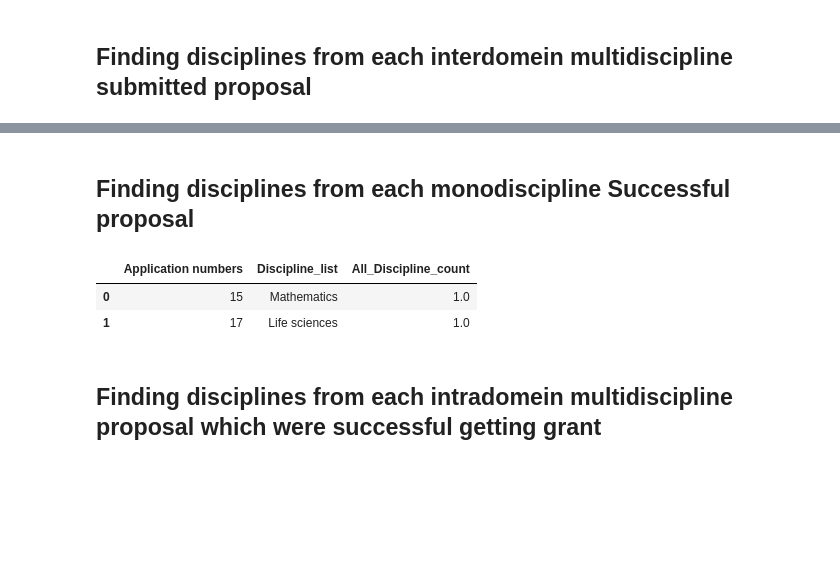
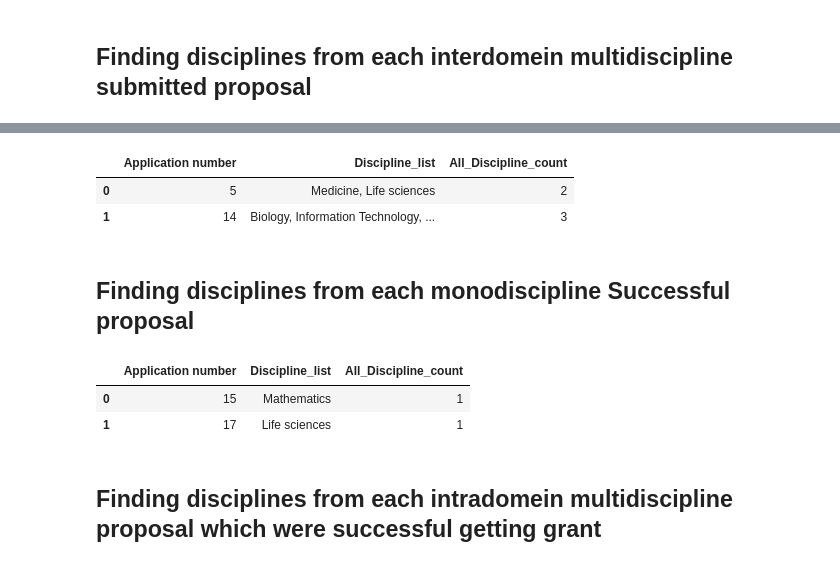
Before and after one commit to RaThorat/discipline_analyses_of_proposals, a Jupyter notebook: Disciplineanalyses_of_proposals.ipynb, the cells around one changed output, grey strips where cells are left out. Saved outputs shown, nothing was run; the diff lists cells and outputs as text; code cells hidden in the pictures; blank space fills up the shorter version.

```diff
--- a/Disciplineanalyses_of_proposals.ipynb
+++ b/Disciplineanalyses_of_proposals.ipynb
@@ -320,26 +289,20 @@ dfA_multi_interdom_disciplines.head(2)
+# %%
+dfA_interdom_multidisci = dfA_interdom_multidisci.set_index('Application number')
+
+dfA_multi_interdom_disciplines = (
+    dfA_interdom_multidisci[dfA_interdom_multidisci==1]
+    .stack()
+    .reset_index()
+    .drop(0, axis=1)
+    .rename(columns={'level_1': 'Discipline_list'})
+    .groupby('Application number', as_index=False)
+    .agg(Discipline_list=('Discipline_list', lambda x: ', '.join(x)), All_Discipline_count=('Discipline_list', 'count'))
+)
+
+dfA_multi_interdom_disciplines.head(2)
+# %% [output]
+|  | Application number | Discipline_list | All_Discipline_count |
+| 0 | 5 | Medicine, Life sciences | 2 |
+| 1 | 14 | Biology, Information Technology, ... | 3 |
 # %% [markdown]
 ## Finding disciplines from each monodiscipline Successful proposal
-# %%
-dfG_ENW_mono_disciplines = pd.DataFrame(columns = ['Application numbers', 'Discipline_list', 'All_Discipline_count'])
-i=0 #starts from oth row
-j=1 #starts from 1st column
-Aanvraag_nummer=0
-k=dfG_ENW_monodisci.columns.get_loc("All_Discipline_count") #column number where the All_Discipline_count is
-l=len(dfG_ENW_monodisci.index)#number of rows
-for i in range (0,l):
-    Discipline_count=0 #introducing zero discipline count
-    Discipline_list=" " #introducing empty discipline list
-    for j in range (1,k): #while the rows are not exhausted
-        if (dfG_ENW_monodisci.iloc[i,j]==1) & (Discipline_count<dfG_ENW_monodisci.iloc[i,k]): #if the given cell has 1 as value
-            Discipline_list=Discipline_list+ dfG_ENW_monodisci.columns[j] #adds a column name to discipline list
-            Discipline_count+=1 #counts the number of disciplines with 1 as value
-            if Discipline_count==dfG_ENW_monodisci.iloc[i,k]:
-                Aanvraag_nummer=dfG_ENW_monodisci.iloc[i,0]
-                new_row = {'Application numbers':Aanvraag_nummer, 'Discipline_list':Discipline_list, 'All_Discipline_count':dfG_ENW_monodisci.iloc[i,k]}
-                dfG_ENW_mono_disciplines = dfG_ENW_mono_disciplines.append(new_row, ignore_index=True)
-                #print(discipline_list)
-dfG_ENW_mono_disciplines.head(2)
-# %% [output]
-|  | Application numbers | Discipline_list | All_Discipline_count |
-| 0 | 15 | Mathematics | 1.0 |
-| 1 | 17 | Life sciences | 1.0 |
@@ -349,2 +309,20 @@ dfG_ENW_mono_disciplines.head(2)
+# %%
+dfG_ENW_monodisci = dfG_ENW_monodisci.set_index('Application number')
+
+dfG_ENW_mono_disciplines = (
+    dfG_ENW_monodisci[dfG_ENW_monodisci==1]
+    .stack()
+    .reset_index()
+    .drop(0, axis=1)
+    .rename(columns={'level_1': 'Discipline_list'})
+    .groupby('Application number', as_index=False)
+    .agg(Discipline_list=('Discipline_list', lambda x: ', '.join(x)), All_Discipline_count=('Discipline_list', 'count'))
+)
+
+dfG_ENW_mono_disciplines.head(2)
+# %% [output]
+|  | Application number | Discipline_list | All_Discipline_count |
+| 0 | 15 | Mathematics | 1 |
+| 1 | 17 | Life sciences | 1 |
 # %% [markdown]
 ## Finding disciplines from each intradomein multidiscipline proposal which were successful getting grant
```
Also changed, not shown: parts of 23 cells of this notebook, 3 other files.
